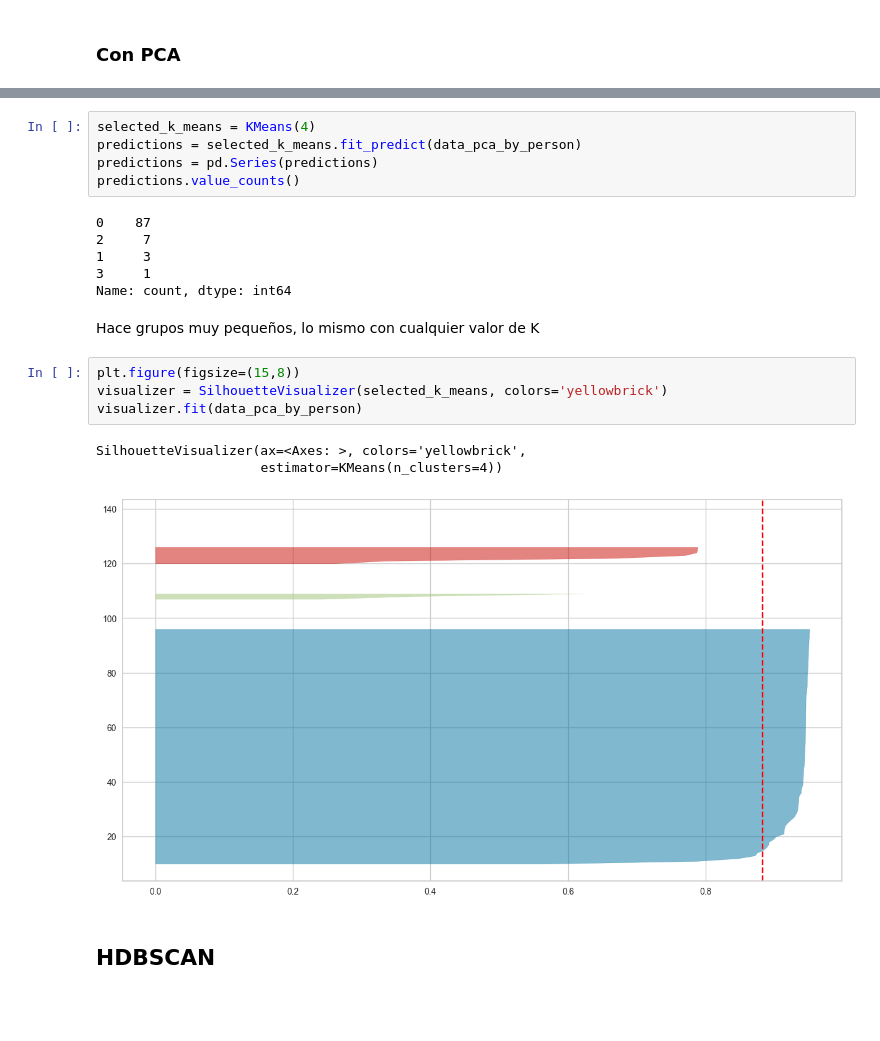
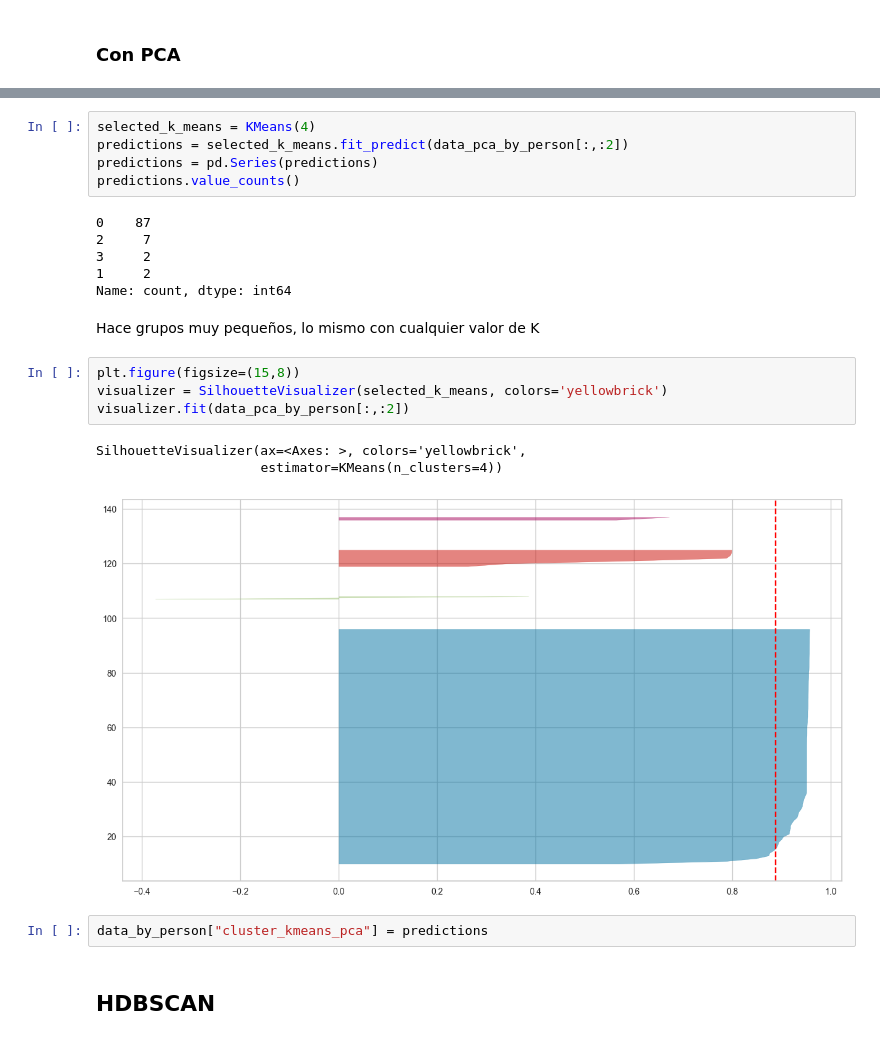
Before and after one commit to alejo-cuello/bootcamp-ds-mlops, a Jupyter notebook: 06-clustering/experimentos/experiment-group-by-person.ipynb, the cells around one changed output, grey strips where cells are left out. Drawn from its saved outputs; the diff is of its cells as text; blank space fills up the shorter version.

```diff
--- a/06-clustering/experimentos/experiment-group-by-person.ipynb
+++ b/06-clustering/experimentos/experiment-group-by-person.ipynb
@@ -335,24 +337,26 @@ plt.show()
 # %%
 selected_k_means = KMeans(4)
-predictions = selected_k_means.fit_predict(data_pca_by_person)
+predictions = selected_k_means.fit_predict(data_pca_by_person[:,:2])
 predictions = pd.Series(predictions)
 predictions.value_counts()
 # %% [output]
 0    87
 2     7
-1     3
-3     1
+3     2
+1     2
 Name: count, dtype: int64
 # %% [markdown]
 Hace grupos muy pequeños, lo mismo con cualquier valor de K
 # %%
 plt.figure(figsize=(15,8))
 visualizer = SilhouetteVisualizer(selected_k_means, colors='yellowbrick')
-visualizer.fit(data_pca_by_person)
+visualizer.fit(data_pca_by_person[:,:2])
 # %% [output]
 SilhouetteVisualizer(ax=<Axes: >, colors='yellowbrick',
                      estimator=KMeans(n_clusters=4))
-[figure, old version]
+[figure, new version]
+# %%
+data_by_person["cluster_kmeans_pca"] = predictions
 # %% [markdown]
 ## HDBSCAN
 # %% [markdown]
```
Also changed, not shown: parts of 29 cells of this notebook.
